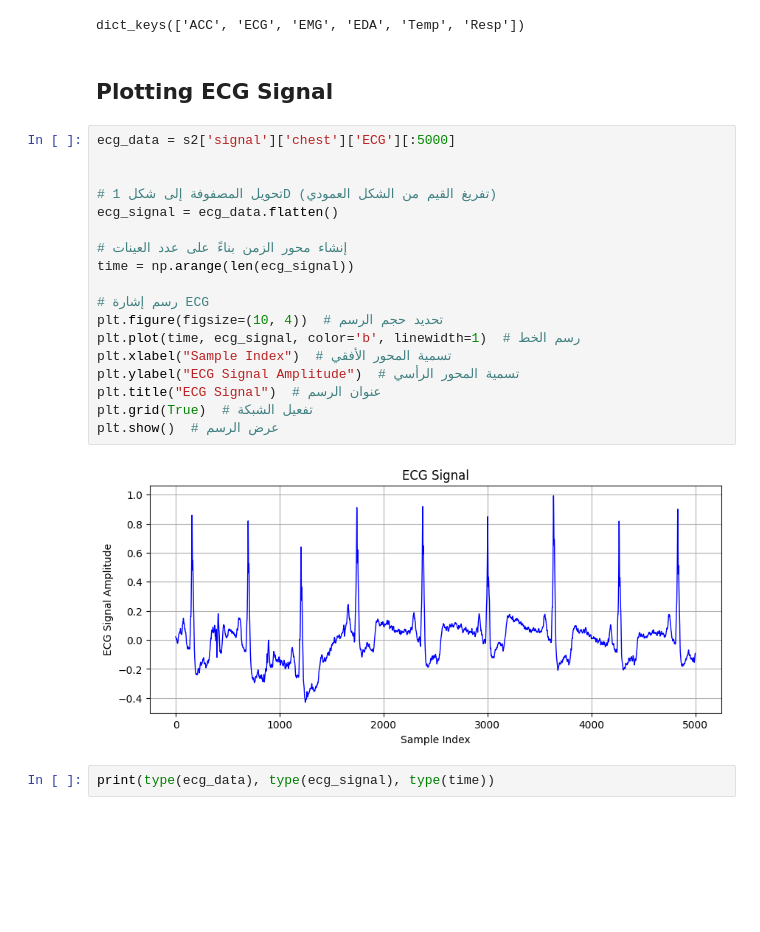
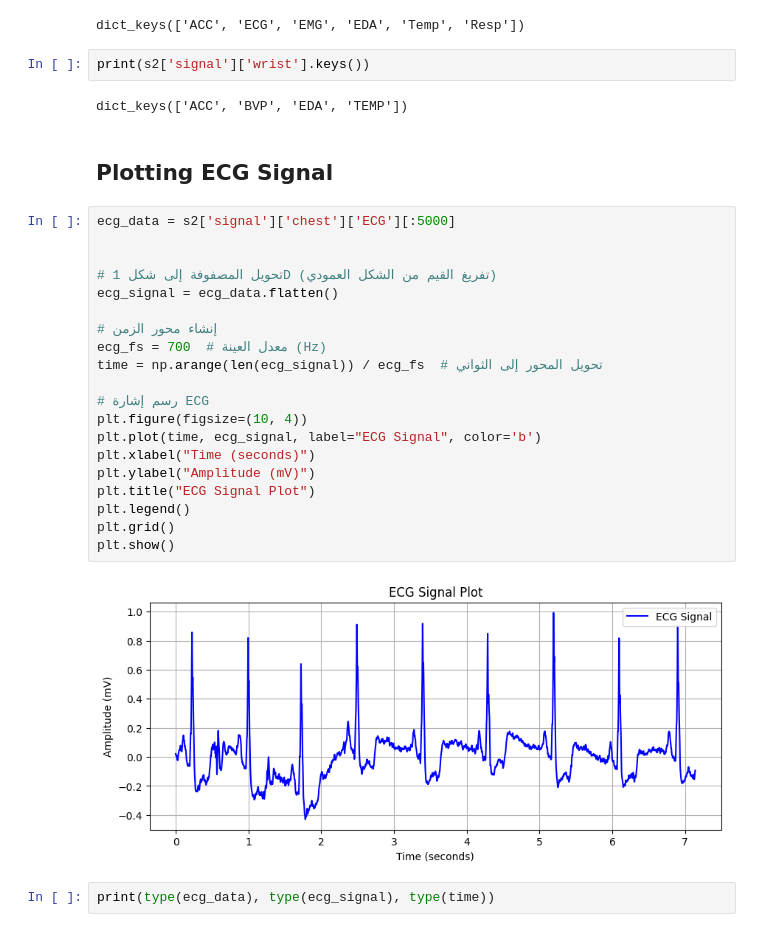
Before and after one commit to abdul-azeem-elsharkawy/Stress-Detection-via-Wearable-Sensors, a Jupyter notebook: stress-detection-via-wearable-sensors.ipynb, the cells around one changed output. Saved outputs shown, nothing was run; the diff lists cells and outputs as text; blank space fills up the shorter version.

Commit message:
Plotting ECG signal

```diff
--- a/stress-detection-via-wearable-sensors.ipynb
+++ b/stress-detection-via-wearable-sensors.ipynb
@@ -48,28 +49,34 @@ dict_keys(['chest', 'wrist'])
 print(s2['signal']['chest'].keys())
 # %% [output]
 dict_keys(['ACC', 'ECG', 'EMG', 'EDA', 'Temp', 'Resp'])
+# %%
+print(s2['signal']['wrist'].keys())
+# %% [output]
+dict_keys(['ACC', 'BVP', 'EDA', 'TEMP'])
 # %% [markdown]
 ## Plotting ECG Signal
 # %%
 ecg_data = s2['signal']['chest']['ECG'][:5000]
 
 
 # تحويل المصفوفة إلى شكل 1D (تفريغ القيم من الشكل العمودي)
 ecg_signal = ecg_data.flatten()
 
-# إنشاء محور الزمن بناءً على عدد العينات
-time = np.arange(len(ecg_signal))
+# إنشاء محور الزمن
+ecg_fs = 700  # معدل العينة (Hz)
+time = np.arange(len(ecg_signal)) / ecg_fs  # تحويل المحور إلى الثواني
 
 # رسم إشارة ECG
-plt.figure(figsize=(10, 4))  # تحديد حجم الرسم
-plt.plot(time, ecg_signal, color='b', linewidth=1)  # رسم الخط
-plt.xlabel("Sample Index")  # تسمية المحور الأفقي
-plt.ylabel("ECG Signal Amplitude")  # تسمية المحور الرأسي
-plt.title("ECG Signal")  # عنوان الرسم
-plt.grid(True)  # تفعيل الشبكة
-plt.show()  # عرض الرسم
+plt.figure(figsize=(10, 4))
+plt.plot(time, ecg_signal, label="ECG Signal", color='b')
+plt.xlabel("Time (seconds)")
+plt.ylabel("Amplitude (mV)")
+plt.title("ECG Signal Plot")
+plt.legend()
+plt.grid()
+plt.show()
 # %% [output]
-[figure, old version]
+[figure, new version]
 # %%
 print(type(ecg_data), type(ecg_signal), type(time))
 # %% [output]
```
Also changed, not shown: parts of 2 cells of this notebook.
